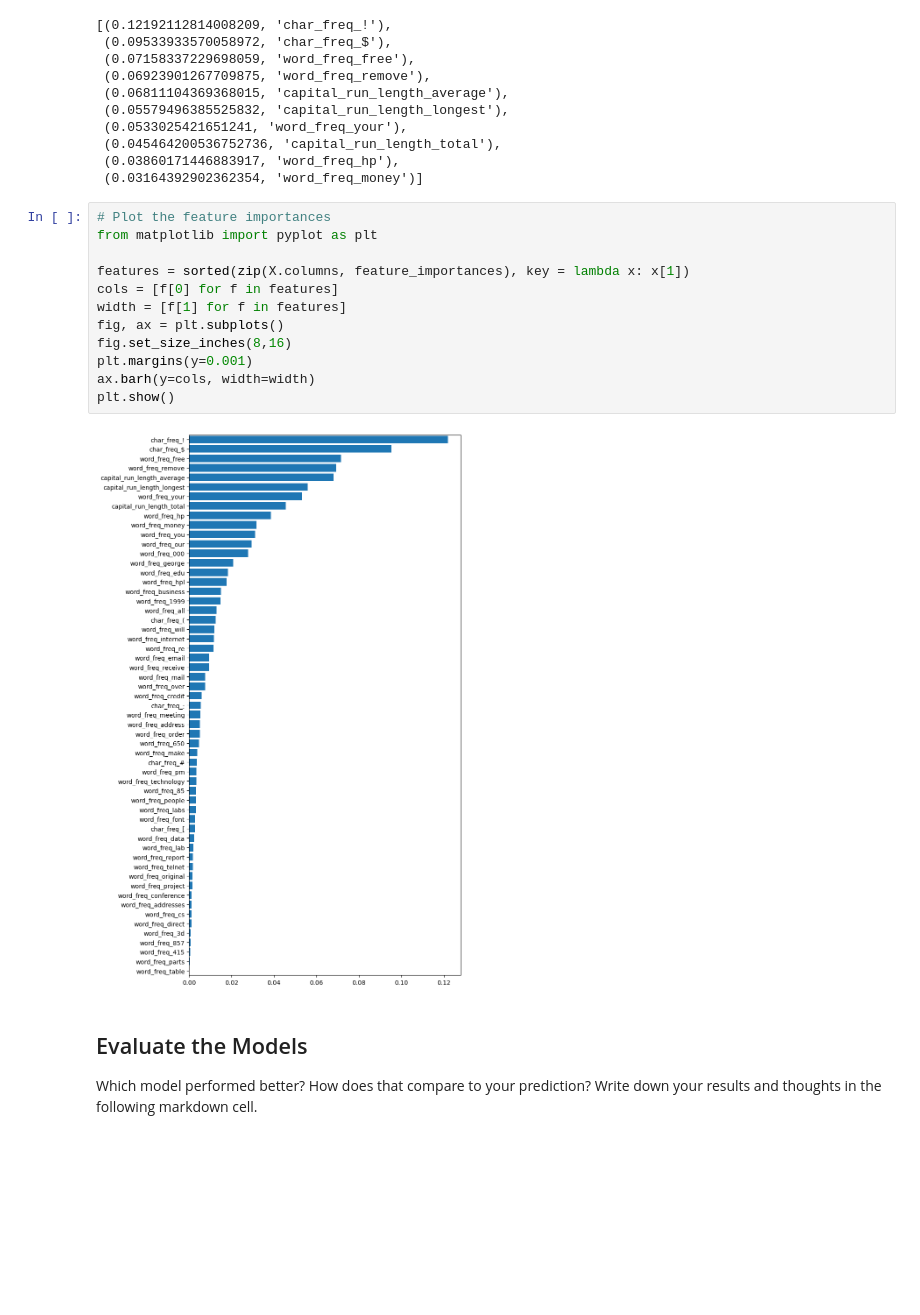
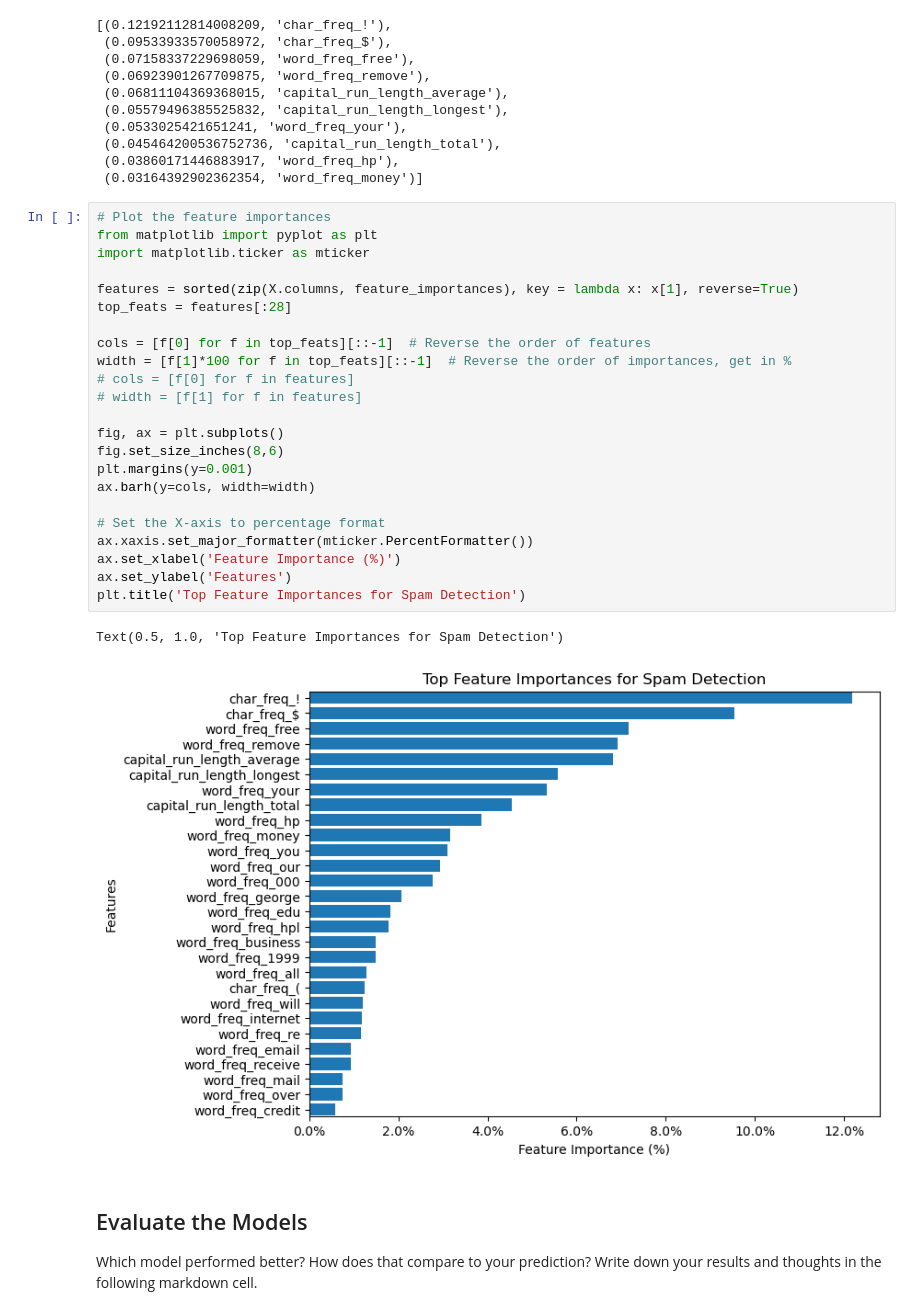
Before and after one commit to willablackmon/spam_detection_classification, a Jupyter notebook: spam_detector.ipynb, the cells around one changed output. Saved outputs shown, nothing was run; the diff lists cells and outputs as text; blank space fills up the shorter version.

Commit message:
update images and ipynb

```diff
--- a/spam_detector.ipynb
+++ b/spam_detector.ipynb
@@ -266,17 +264,29 @@ importances_sorted[:10]
 # %%
 # Plot the feature importances
 from matplotlib import pyplot as plt
+import matplotlib.ticker as mticker
 
-features = sorted(zip(X.columns, feature_importances), key = lambda x: x[1])
-cols = [f[0] for f in features]
-width = [f[1] for f in features]
+features = sorted(zip(X.columns, feature_importances), key = lambda x: x[1], reverse=True)
+top_feats = features[:28]
+
+cols = [f[0] for f in top_feats][::-1]  # Reverse the order of features
+width = [f[1]*100 for f in top_feats][::-1]  # Reverse the order of importances, get in %
+# cols = [f[0] for f in features]
+# width = [f[1] for f in features]
+
 fig, ax = plt.subplots()
-fig.set_size_inches(8,16)
+fig.set_size_inches(8,6)
 plt.margins(y=0.001)
 ax.barh(y=cols, width=width)
-plt.show()
+
+# Set the X-axis to percentage format
+ax.xaxis.set_major_formatter(mticker.PercentFormatter())
+ax.set_xlabel('Feature Importance (%)')
+ax.set_ylabel('Features')
+plt.title('Top Feature Importances for Spam Detection')
 # %% [output]
+Text(0.5, 1.0, 'Top Feature Importances for Spam Detection')
-[figure, old version]
+[figure, new version]
 # %% [markdown]
 ## Evaluate the Models
 
```
Also changed, not shown: parts of 5 cells of this notebook, 3 other files.
